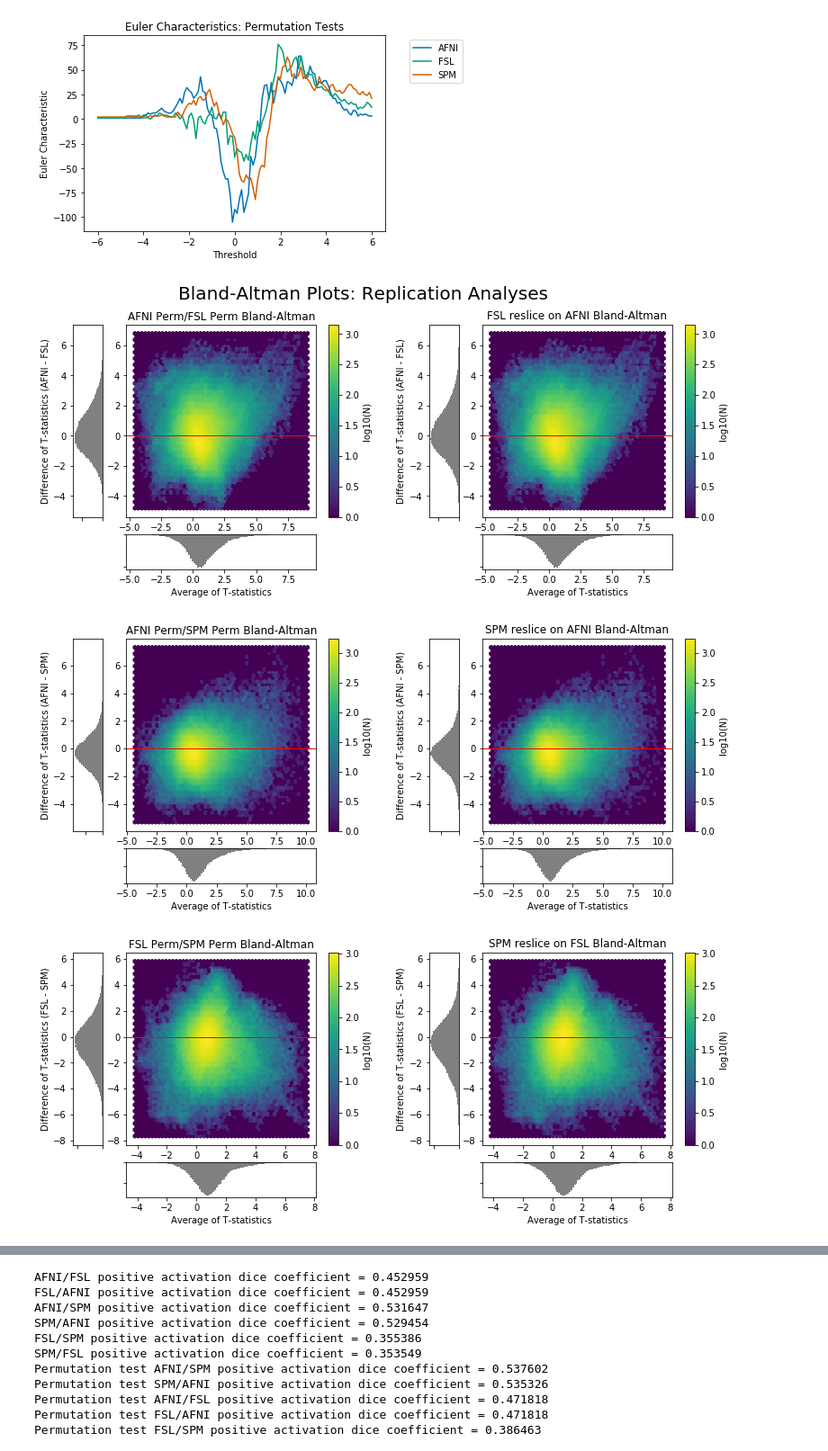
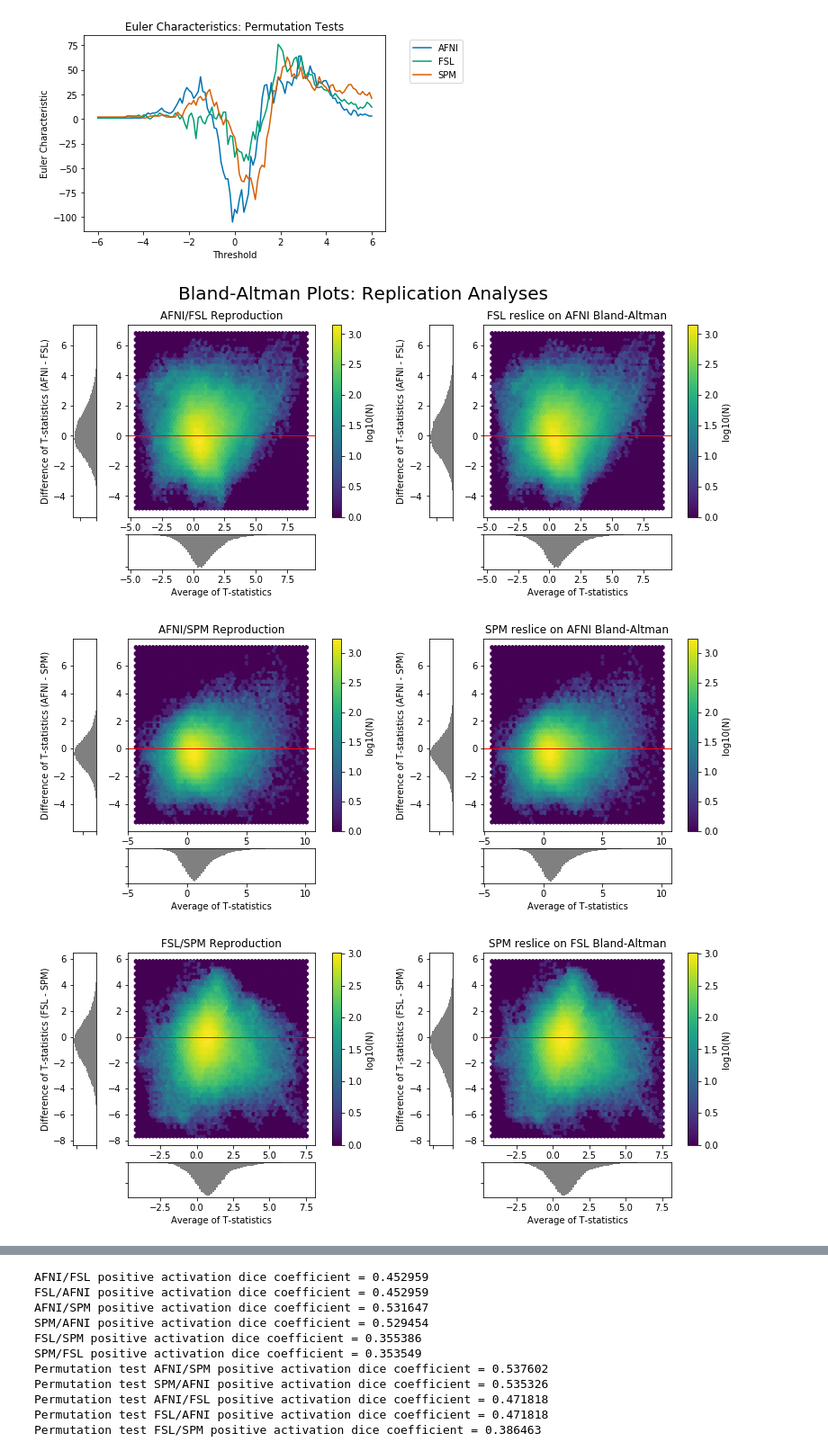
Before and after one commit to NISOx-BDI/Software_Comparison, a Jupyter notebook: ds109_notebook.ipynb, the cells around one changed output, grey strips where cells are left out. Shown at 90% size. Cells and saved outputs as stored; diff of their text form; code cells hidden in the pictures.

```diff
--- a/ds109_notebook.ipynb
+++ b/ds109_notebook.ipynb
@@ -421,14 +421,15 @@ euler_characteristics.euler_characteristics(perm_euler_chars, 'Permutation Tests
 # %%
 from lib import bland_altman
 reload(bland_altman)
 bland_altman.bland_altman('Bland-Altman Plots: Replication Analyses', afni_stat_file, spm_stat_file,
              afni_reslice_spm, afni_spm_reslice,
+            'AFNI/SPM Reproduction', 'AFNI/FSL Reproduction', 'FSL/SPM Reproduction',
              fsl_stat_file, fsl_reslice_spm,
              afni_fsl_reslice, afni_reslice_fsl, fsl_spm_reslice)
 # %% [output]
-[figure, old version]
+[figure, new version]
-[figure, old version]
+[figure, new version]
-[figure, old version]
+[figure, new version]
 # %%
 reload(bland_altman)
 bland_altman.bland_altman('Bland-Altman Plots: Permutation Tests', afni_perm, spm_perm,
```
Also changed, not shown: parts of 3 cells of this notebook, 4 other files.
